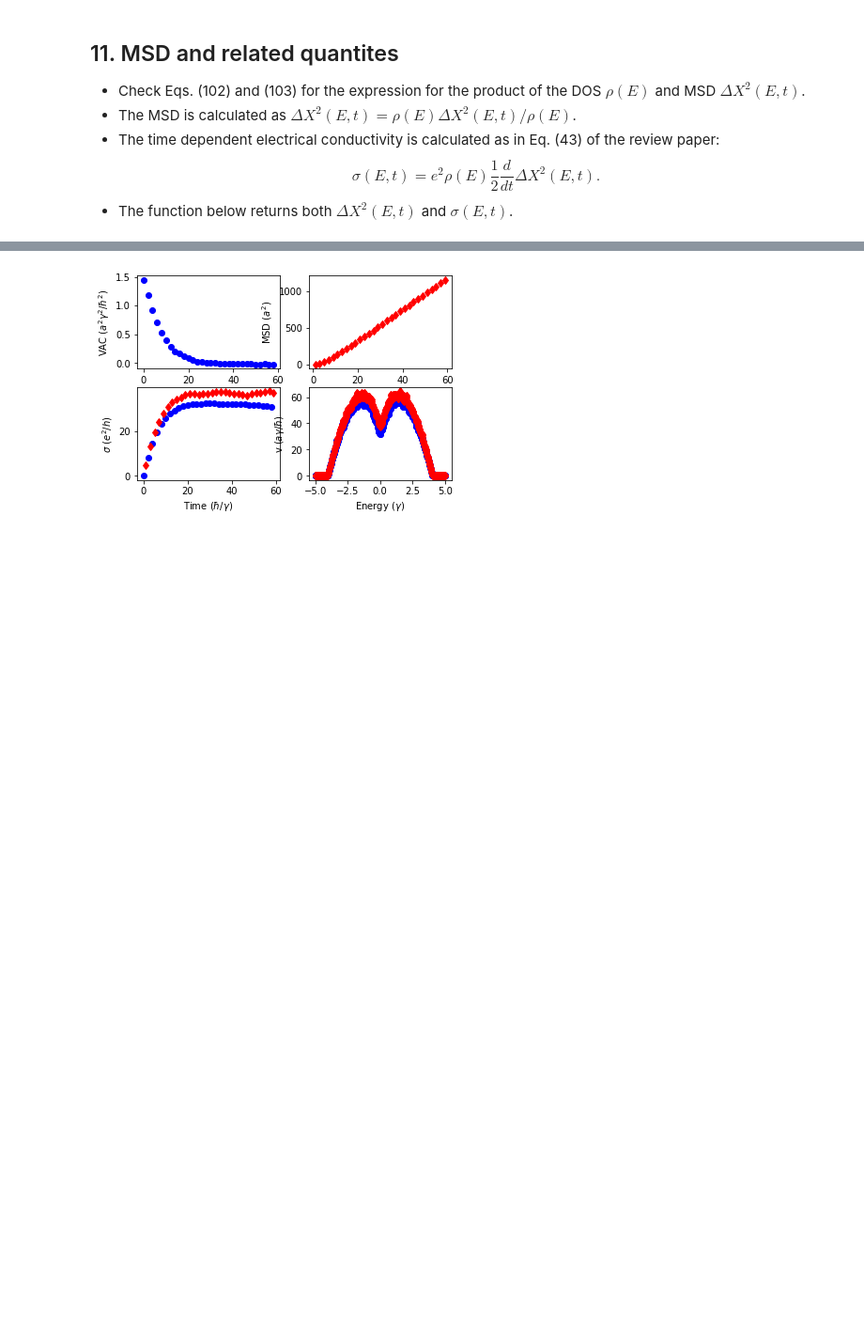
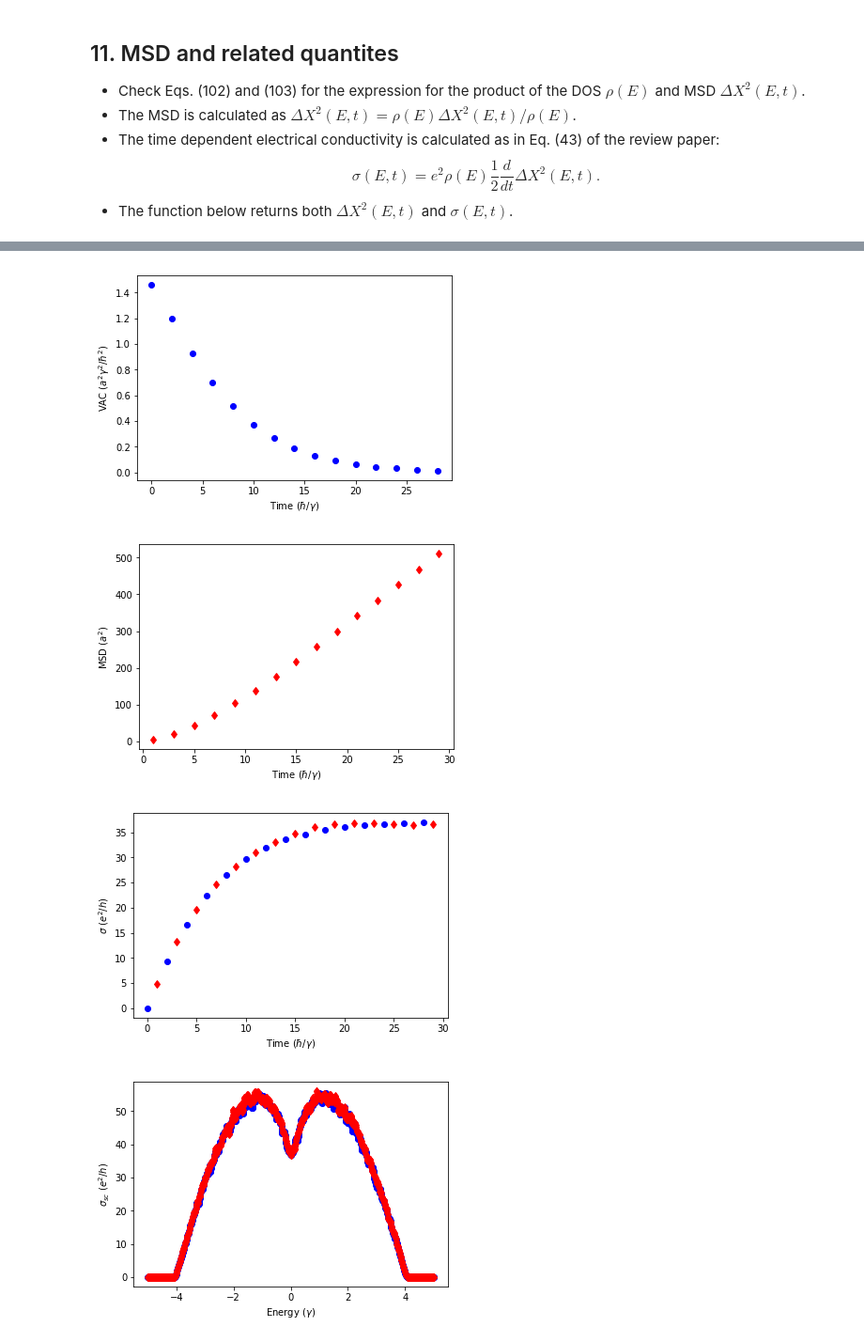
Before and after one commit to brucefan1983/LSQT-Jupyter, a Jupyter notebook: LSQT.ipynb, the cells around one changed output, grey strips where cells are left out. Shown at 94% size. Drawn from its saved outputs; the diff is of its cells as text; code cells hidden in the pictures; blank space fills up the shorter version.

```diff
--- a/LSQT.ipynb
+++ b/LSQT.ipynb
@@ -270,15 +270,18 @@ def find_vac(M, E_max, dt_scaled, E_scaled, H_scaled, V, phi, DOS):
     dt = dt_scaled / E_max
     phi_left = phi
     phi_right = V.dot(phi)
-    DOS_times_VAC = np.zeros(Ne)
+    DOS_times_VAC_old = np.zeros(Ne)
+    DOS_times_VAC_new = np.zeros(Ne)
     VAC = np.zeros((Nt, Ne))
     sigma_from_VAC = np.zeros((Nt, Ne))
     for nt in range(Nt):
         C = find_moments(M, H_scaled, V.dot(phi_left), phi_right)
-        DOS_times_VAC = chebyshev_summation(M, C, E_scaled, E_max)
-        VAC[nt, :] = DOS_times_VAC / DOS
+        DOS_times_VAC_new = chebyshev_summation(M, C, E_scaled, E_max)
+        VAC[nt, :] = DOS_times_VAC_new / DOS
         if nt > 0:
-            sigma_from_VAC[nt, :] = sigma_from_VAC[nt - 1, :] + dt[nt] * DOS_times_VAC
+            tmp = dt[nt - 1] * (DOS_times_VAC_old + DOS_times_VAC_new) * 0.5
+            sigma_from_VAC[nt, :] = sigma_from_VAC[nt - 1, :] + tmp
+        DOS_times_VAC_old = DOS_times_VAC_new
         phi_left = evolve(H_scaled, dt_scaled[nt], -1, phi_left)
         phi_right = evolve(H_scaled, dt_scaled[nt], -1, phi_right)
     sigma_from_VAC *= 2.0 * np.pi # from e^2/hbar to e^2/h
@@ -316 +321,9 @@ def find_msd(M, E_max, dt_scaled, E_scaled, H_scaled, V_scaled, phi, DOS):
+# %%
+def lsqt(Nx, Ny, W, M, E_max, E, dt):
+    H, V = find_H(Nx, Ny, W)
+    phi = create_state(Nx * Ny)
+    DOS = find_dos(M, E_max, E/E_max, H/E_max, phi)
+    VAC, sigma_from_VAC = find_vac(M, E_max, dt*E_max, E/E_max, H/E_max, V, phi, DOS)
+    MSD, sigma_from_MSD = find_msd(M, E_max, dt*E_max, E/E_max, H/E_max, V/E_max, phi, DOS)
+    return DOS, VAC, sigma_from_VAC, MSD, sigma_from_MSD
 # %% [markdown]
@@ -392,47 +404,45 @@ plt.show()
 # (1) Prepare some parameters
 Nx = 20000                         # length
 Ny = 50                            # width
 W = 1.0                            # disordered
 E_max = 5.1                        # energy scaling factor
 M = 1000                           # number of Chebyshev moments
 E = np.linspace(-5, 5, num = 1001) # energy points
-Nt = 30                            # number of time steps
-dt = np.ones(Nt) * 2.0             # time steps
-t_VAC = np.arange(0.0, 60.0, 2.0)  # time for VAC
+dt = np.ones(15) * 2.0             # time steps
+t_VAC = np.arange(0.0, 30.0, 2.0)  # time for VAC
 t_MSD = t_VAC + 1.0                # time for MSD
 
 # (2) Calculate physical quantities
-H, V = find_H(Nx, Ny, W)                        # Hamiltonian and velocity
-phi = create_state(Nx * Ny)                     # initial random vector
-DOS = find_dos(M, E_max, E/E_max, H/E_max, phi) # DOS
-VAC, sigma_from_VAC = find_vac(M, E_max, dt*E_max, E/E_max, H/E_max, V, phi, DOS)
-MSD, sigma_from_MSD = find_msd(M, E_max, dt*E_max, E/E_max, H/E_max, V/E_max, phi, DOS)
+DOS, VAC, sigma_from_VAC, MSD, sigma_from_MSD = lsqt(Nx, Ny, W, M, E_max, E, dt)
 
-# (3) Plot a similar figure as in Fig. 7 in the review paper
+# (3) Get plots similar to those in Fig. 7 in the review paper
 plt.figure
-
-ax1 = plt.subplot(2, 2, 1)
 plt.plot(t_VAC, VAC[:, 501], 'bo')
 plt.xlabel('Time ($\hbar/\gamma$)')
 plt.ylabel('VAC ($a^2\gamma^2/\hbar^2$)')
+plt.show()
 
-ax2 = plt.subplot(2, 2, 2)
+plt.figure
 plt.plot(t_MSD, MSD[:, 501], 'rd')
 plt.xlabel('Time ($\hbar/\gamma$)')
 plt.ylabel('MSD ($a^2$)')
+plt.show()
 
-ax3 = plt.subplot(2, 2, 3)
+plt.figure
 plt.plot(t_VAC, sigma_from_VAC[:, 501], 'bo')
 plt.plot(t_MSD, sigma_from_MSD[:, 501], 'rd')
 plt.xlabel('Time ($\hbar/\gamma$)')
 plt.ylabel('$\sigma$ ($e^2/h$)')
+plt.show()
 
-ax4 = plt.subplot(2, 2, 4)
+plt.figure
 plt.plot(E, np.amax(sigma_from_VAC, axis=0), 'bo')
 plt.plot(E, np.amax(sigma_from_MSD, axis=0), 'rd')
 plt.xlabel('Energy ($\gamma$)')
-plt.ylabel('v ($a\gamma/\hbar$)')
-
+plt.ylabel('$\sigma_{sc}$ ($e^2/h$)')
 plt.show()
 # %% [output]
-[figure, old version]
+[figure, new version]
+[figure, added]
+[figure, added]
+[figure, added]
```
Also changed, not shown: parts of 5 cells of this notebook.
